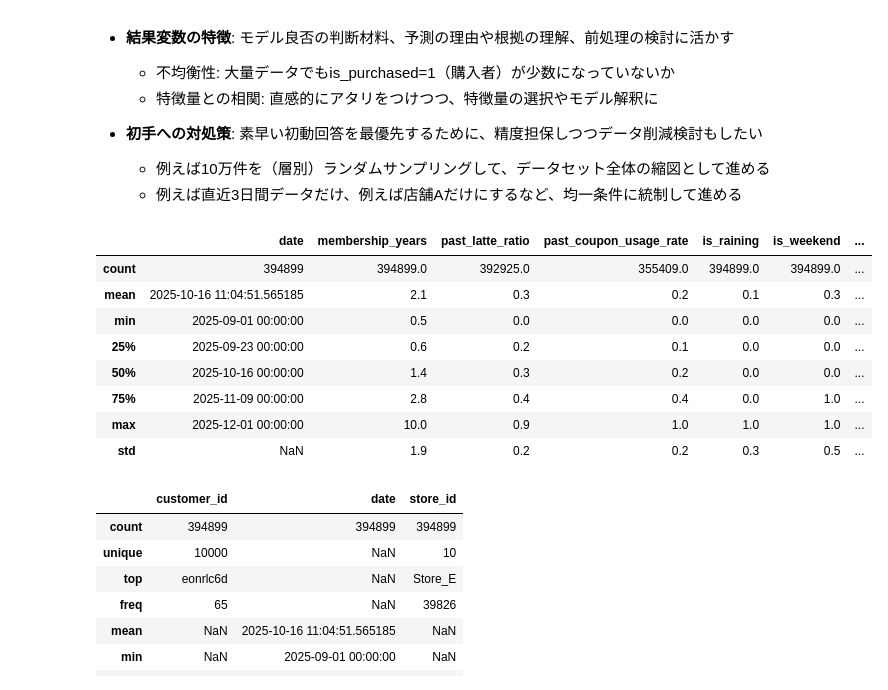
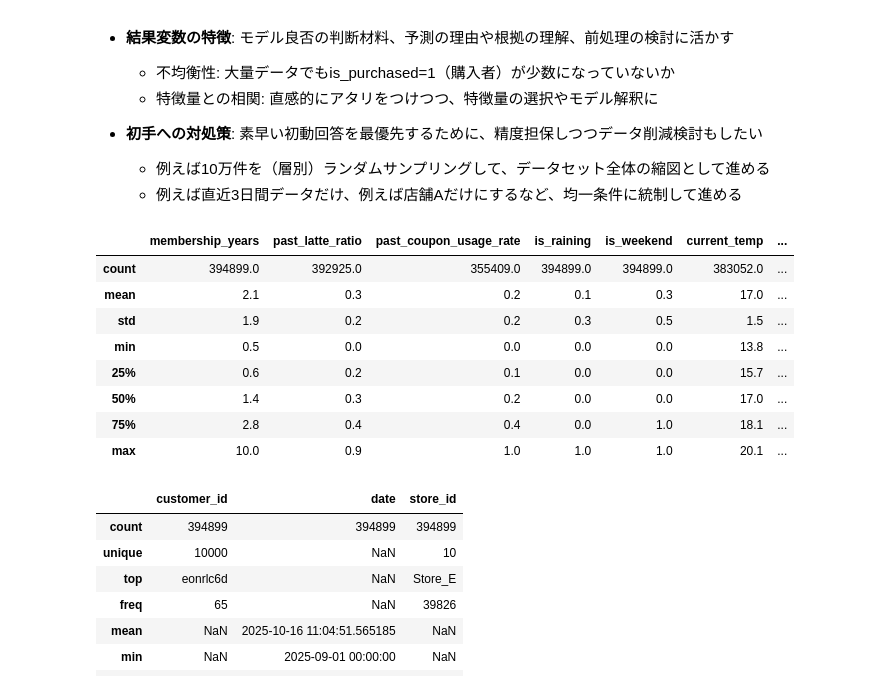
Before and after one commit to sasasakaz/machine_learning, a Jupyter notebook: class_prediction_old.ipynb, the cells around one changed output. Saved outputs shown, nothing was run; the diff lists cells and outputs as text; code cells hidden in the pictures.

```diff
--- a/template_class_prediction.ipynb
+++ b/class_prediction_old.ipynb
@@ -701,14 +1179,14 @@ is_holiday                         int64           0   0.000000             2
 # %%
-# 数値型やdatetime型の要約統計量（範囲、分布、偏り、外れ値など）を把握
-df1.describe().round(1)
+# 数値型の要約統計量（範囲、分布、偏り、外れ値など）を把握
+df1.describe(include='number').round(1)
 # %% [output]
-|  | date | membership_years | past_latte_ratio | past_coupon_usage_rate | is_raining | is_weekend | ... |
-| count | 394899 | 394899.0 | 392925.0 | 355409.0 | 394899.0 | 394899.0 | ... |
-| mean | 2025-10-16 11:04:51.565185 | 2.1 | 0.3 | 0.2 | 0.1 | 0.3 | ... |
-| min | 2025-09-01 00:00:00 | 0.5 | 0.0 | 0.0 | 0.0 | 0.0 | ... |
-| 25% | 2025-09-23 00:00:00 | 0.6 | 0.2 | 0.1 | 0.0 | 0.0 | ... |
-| 50% | 2025-10-16 00:00:00 | 1.4 | 0.3 | 0.2 | 0.0 | 0.0 | ... |
-| 75% | 2025-11-09 00:00:00 | 2.8 | 0.4 | 0.4 | 0.0 | 1.0 | ... |
-| max | 2025-12-01 00:00:00 | 10.0 | 0.9 | 1.0 | 1.0 | 1.0 | ... |
-| std | NaN | 1.9 | 0.2 | 0.2 | 0.3 | 0.5 | ... |
+|  | membership_years | past_latte_ratio | past_coupon_usage_rate | is_raining | is_weekend | current_temp | ... |
+| count | 394899.0 | 392925.0 | 355409.0 | 394899.0 | 394899.0 | 383052.0 | ... |
+| mean | 2.1 | 0.3 | 0.2 | 0.1 | 0.3 | 17.0 | ... |
+| std | 1.9 | 0.2 | 0.2 | 0.3 | 0.5 | 1.5 | ... |
+| min | 0.5 | 0.0 | 0.0 | 0.0 | 0.0 | 13.8 | ... |
+| 25% | 0.6 | 0.2 | 0.1 | 0.0 | 0.0 | 15.7 | ... |
+| 50% | 1.4 | 0.3 | 0.2 | 0.0 | 0.0 | 17.0 | ... |
+| 75% | 2.8 | 0.4 | 0.4 | 0.0 | 1.0 | 18.1 | ... |
+| max | 10.0 | 0.9 | 1.0 | 1.0 | 1.0 | 20.1 | ... |
 # %%
```
Also changed, not shown: parts of 97 cells of this notebook, 1 other file.
